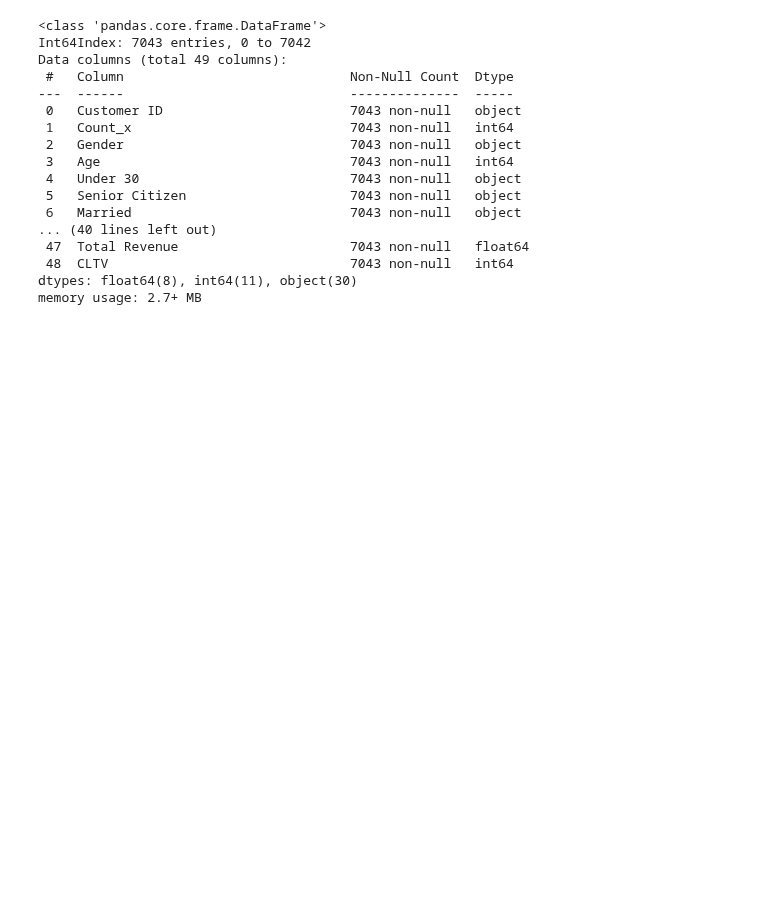
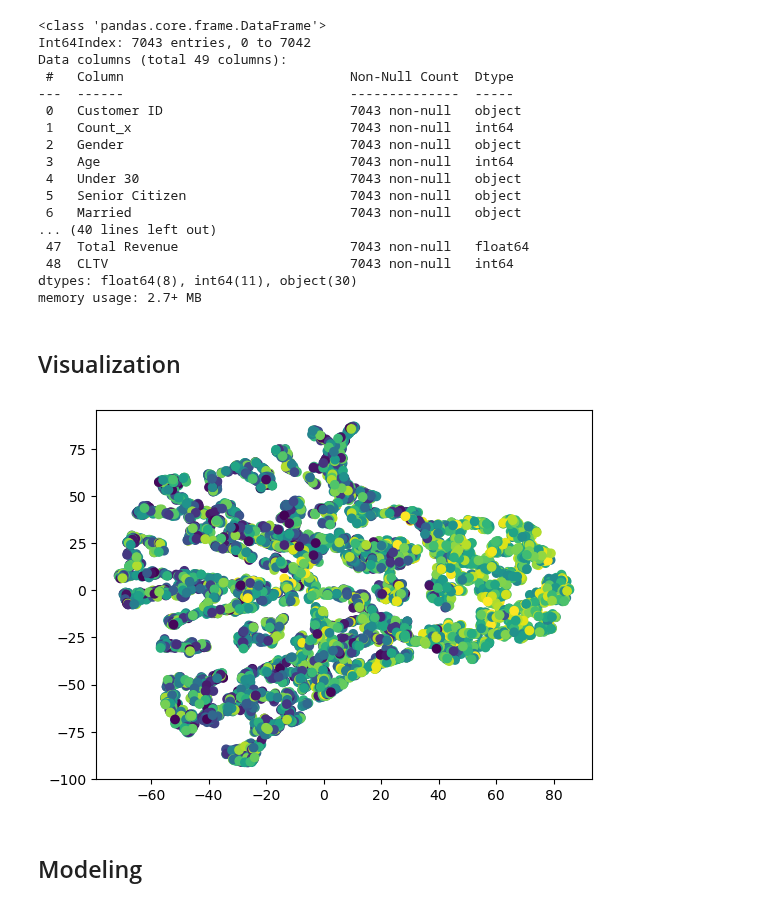
Before and after one commit to MxRaCohen/CustomerChurn, a Jupyter notebook: notebooks/Customer_LTV_Analysis.ipynb, the cells around one changed output. Drawn from its saved outputs; the diff is of its cells as text; code cells hidden in the pictures; blank space fills up the shorter version.

```diff
--- a/notebooks/Customer_LTV_Analysis.ipynb
+++ b/notebooks/Customer_LTV_Analysis.ipynb
@@ -74,5 +74,20 @@ cltv_all['Gender'] = cltv_all['Gender'].map(dict(Female=1, Male=0))
 # Map remaining categorical values to numerics
 cltv_all['Offer'] = cltv_all['Offer'].map({'None':0, 'Offer A':1, 'Offer B':2, 'Offer C':3, 'Offer D':4, 'Offer E':5})
 cltv_all['Internet Type'] = cltv_all['Internet Type'].map({'None':0, 'DSL':1, 'Cable':2, 'Fiber Optic':3})
-cltv_all['Contract'] = cltv_all['Contract'].map({'Month-to-Month':0, 'Onee Year':1, 'Two Year':2})
+cltv_all['Contract'] = cltv_all['Contract'].map({'Month-to-Month':0, 'One Year':1, 'Two Year':2})
 cltv_all['Payment Method'] = cltv_all['Payment Method'].map({'Mailed Check':0, 'Credit Card':1, 'Bank Withdrawal':2})
+# %%
+X = cltv_all.drop(['CLTV'], axis=1)
+y = cltv_all.CLTV
+# %% [markdown]
+## Visualization
+# %%
+transformed = TSNE(n_components=2).fit_transform(X)
+# %%
+plt.figure()
+plt.scatter(transformed[:,0], transformed[:,1], c=y)
+plt.show()
+# %% [output]
+[figure, added]
+# %% [markdown]
+## Modeling
```
